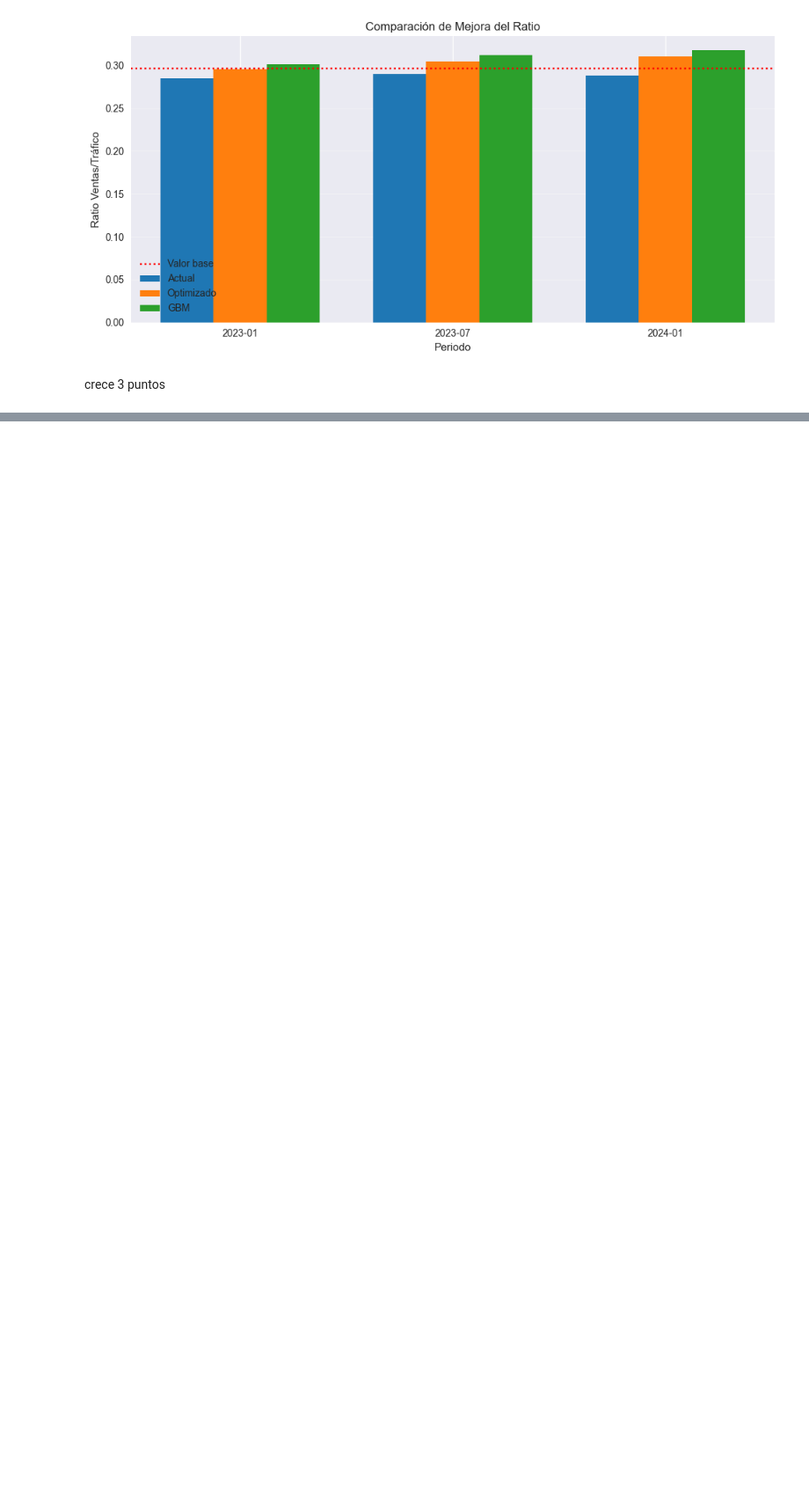
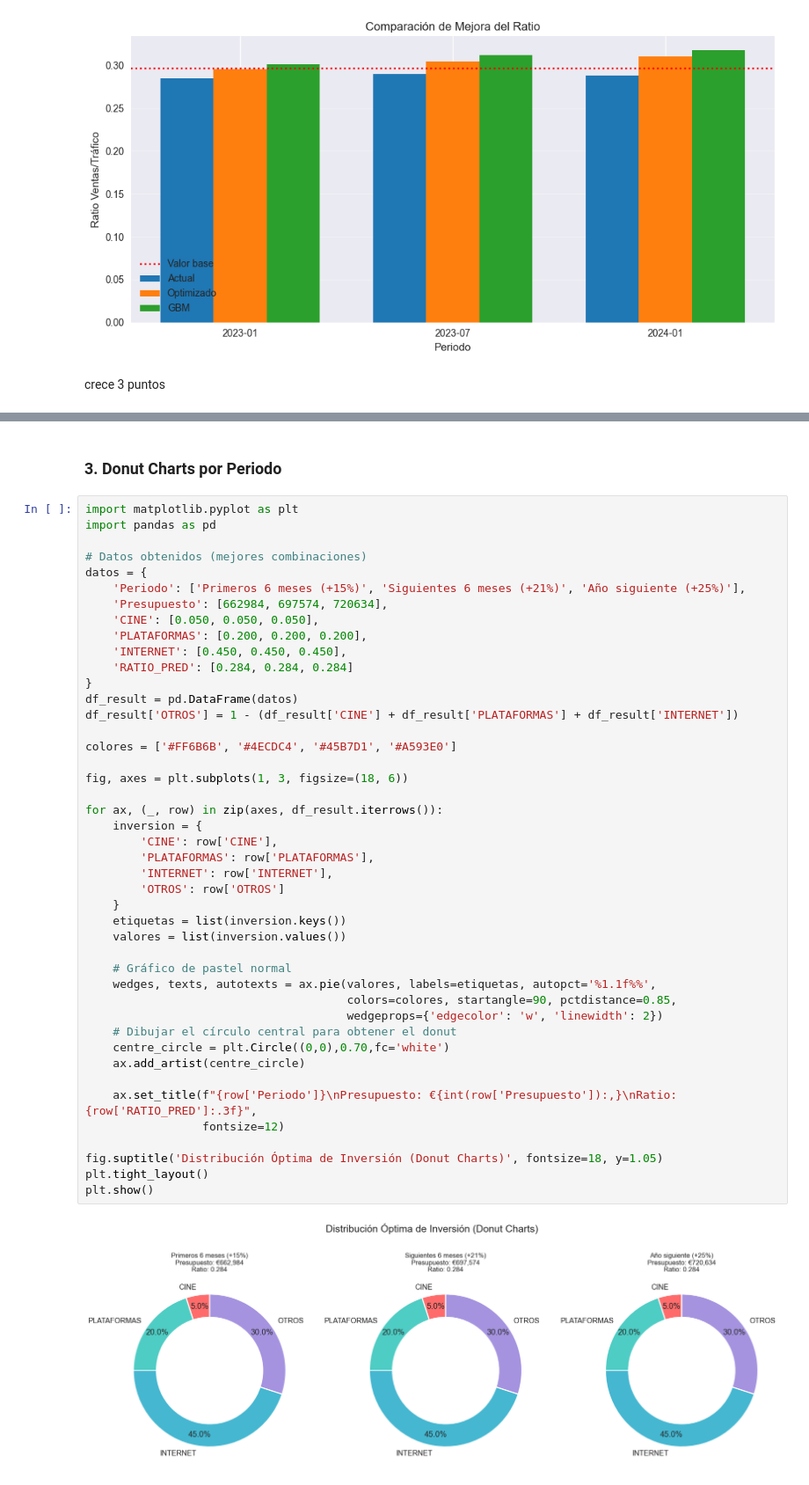
Before and after one commit to alejandromtnz/MMM, a Jupyter notebook: optimizacion.ipynb, the cells around one changed output, grey strips where cells are left out. Shown at 88% size. Saved outputs shown, nothing was run; the diff lists cells and outputs as text; blank space fills up the shorter version.

```diff
--- a/optimizacion.ipynb
+++ b/optimizacion.ipynb
@@ -1665,0 +2240,48 @@ crece 3 puntos
+# %% [markdown]
+### 3. Donut Charts por Periodo
+# %%
+import matplotlib.pyplot as plt
+import pandas as pd
+
+# Datos obtenidos (mejores combinaciones)
+datos = {
+    'Periodo': ['Primeros 6 meses (+15%)', 'Siguientes 6 meses (+21%)', 'Año siguiente (+25%)'],
+    'Presupuesto': [662984, 697574, 720634],
+    'CINE': [0.050, 0.050, 0.050],
+    'PLATAFORMAS': [0.200, 0.200, 0.200],
+    'INTERNET': [0.450, 0.450, 0.450],
+    'RATIO_PRED': [0.284, 0.284, 0.284]
+}
+df_result = pd.DataFrame(datos)
+df_result['OTROS'] = 1 - (df_result['CINE'] + df_result['PLATAFORMAS'] + df_result['INTERNET'])
+
+colores = ['#FF6B6B', '#4ECDC4', '#45B7D1', '#A593E0']
+
+fig, axes = plt.subplots(1, 3, figsize=(18, 6))
+
+for ax, (_, row) in zip(axes, df_result.iterrows()):
+    inversion = {
+        'CINE': row['CINE'],
+        'PLATAFORMAS': row['PLATAFORMAS'],
+        'INTERNET': row['INTERNET'],
+        'OTROS': row['OTROS']
+    }
+    etiquetas = list(inversion.keys())
+    valores = list(inversion.values())
+
+    # Gráfico de pastel normal
+    wedges, texts, autotexts = ax.pie(valores, labels=etiquetas, autopct='%1.1f%%',
+                                      colors=colores, startangle=90, pctdistance=0.85,
+                                      wedgeprops={'edgecolor': 'w', 'linewidth': 2})
+    # Dibujar el círculo central para obtener el donut
+    centre_circle = plt.Circle((0,0),0.70,fc='white')
+    ax.add_artist(centre_circle)
+
+    ax.set_title(f"{row['Periodo']}\nPresupuesto: €{int(row['Presupuesto']):,}\nRatio: {row['RATIO_PRED']:.3f}",
+                 fontsize=12)
+
+fig.suptitle('Distribución Óptima de Inversión (Donut Charts)', fontsize=18, y=1.05)
+plt.tight_layout()
+plt.show()
+# %% [output]
+[figure, added]
```
Also changed, not shown: parts of 26 cells of this notebook, 1 other file.
